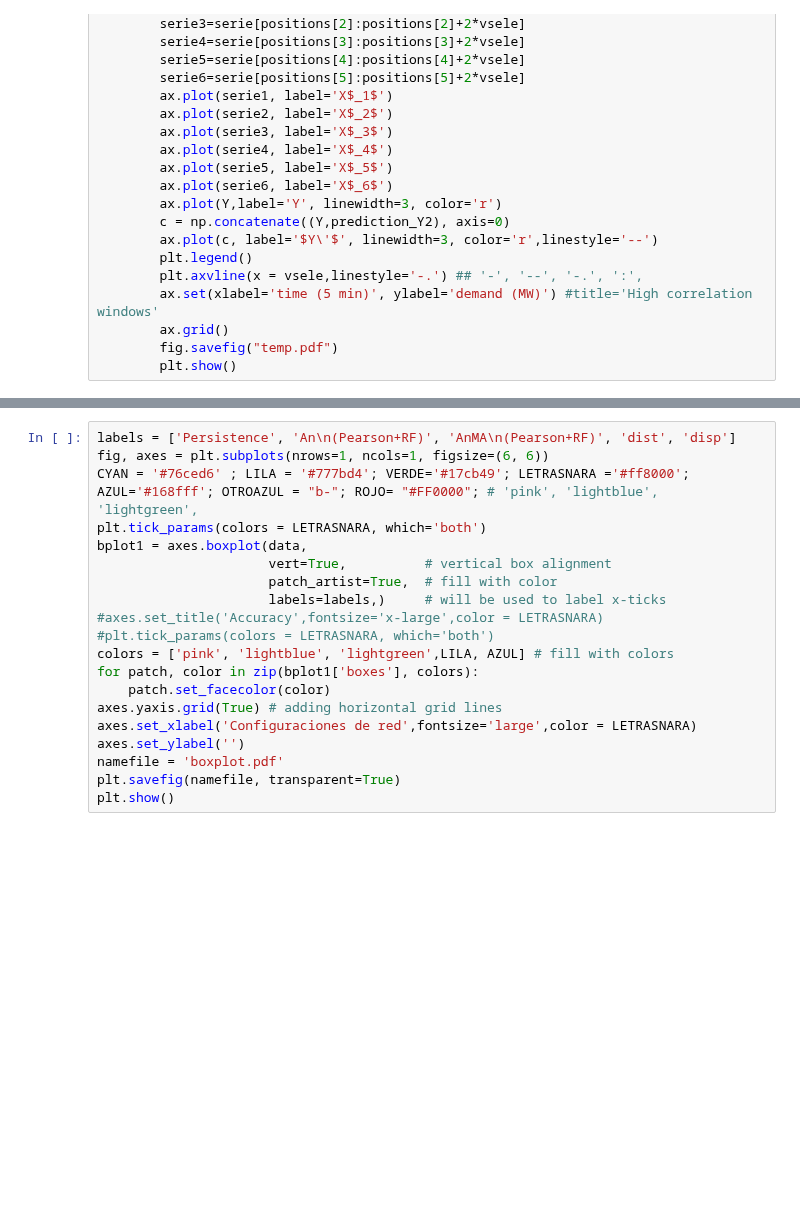
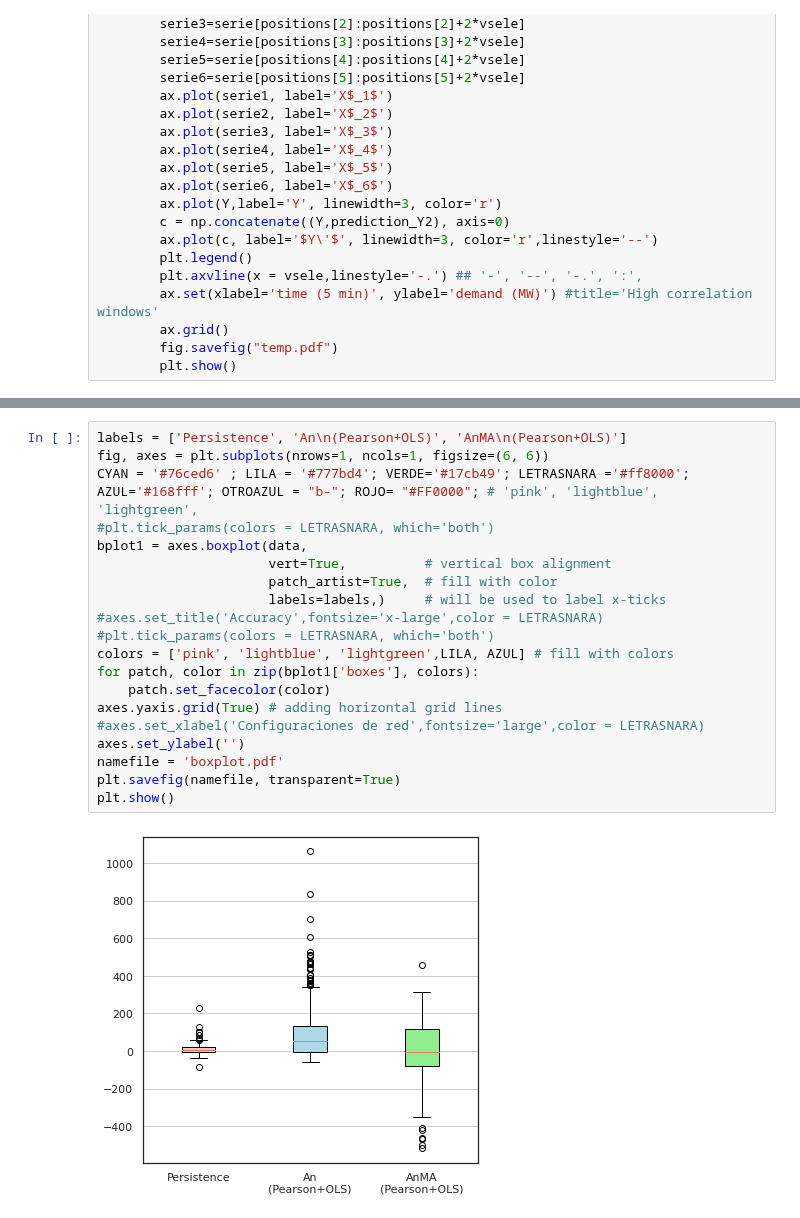
Before and after one commit to urieliram/statistical, a Jupyter notebook: Analog2.ipynb, the cells around one changed output, grey strips where cells are left out. Drawn from its saved outputs; the diff is of its cells as text; blank space fills up the shorter version.

```diff
--- a/Analog2.ipynb
+++ b/Analog2.ipynb
@@ -1027,20 +1051,22 @@ plt.show()
 # %%
-labels = ['Persistence', 'An\n(Pearson+RF)', 'AnMA\n(Pearson+RF)', 'dist', 'disp']
+labels = ['Persistence', 'An\n(Pearson+OLS)', 'AnMA\n(Pearson+OLS)']
 fig, axes = plt.subplots(nrows=1, ncols=1, figsize=(6, 6))
 CYAN = '#76ced6' ; LILA = '#777bd4'; VERDE='#17cb49'; LETRASNARA ='#ff8000'; AZUL='#168fff'; OTROAZUL = "b-"; ROJO= "#FF0000"; # 'pink', 'lightblue', 'lightgreen',
-plt.tick_params(colors = LETRASNARA, which='both')
+#plt.tick_params(colors = LETRASNARA, which='both')
 bplot1 = axes.boxplot(data,
                       vert=True,          # vertical box alignment
                       patch_artist=True,  # fill with color
                       labels=labels,)     # will be used to label x-ticks
 #axes.set_title('Accuracy',fontsize='x-large',color = LETRASNARA)
 #plt.tick_params(colors = LETRASNARA, which='both')
 colors = ['pink', 'lightblue', 'lightgreen',LILA, AZUL] # fill with colors
 for patch, color in zip(bplot1['boxes'], colors):
     patch.set_facecolor(color)
 axes.yaxis.grid(True) # adding horizontal grid lines
-axes.set_xlabel('Configuraciones de red',fontsize='large',color = LETRASNARA)
+#axes.set_xlabel('Configuraciones de red',fontsize='large',color = LETRASNARA)
 axes.set_ylabel('')
 namefile = 'boxplot.pdf'
 plt.savefig(namefile, transparent=True)
 plt.show()
+# %% [output]
+[figure, added]
```
Also changed, not shown: parts of 18 cells of this notebook.
